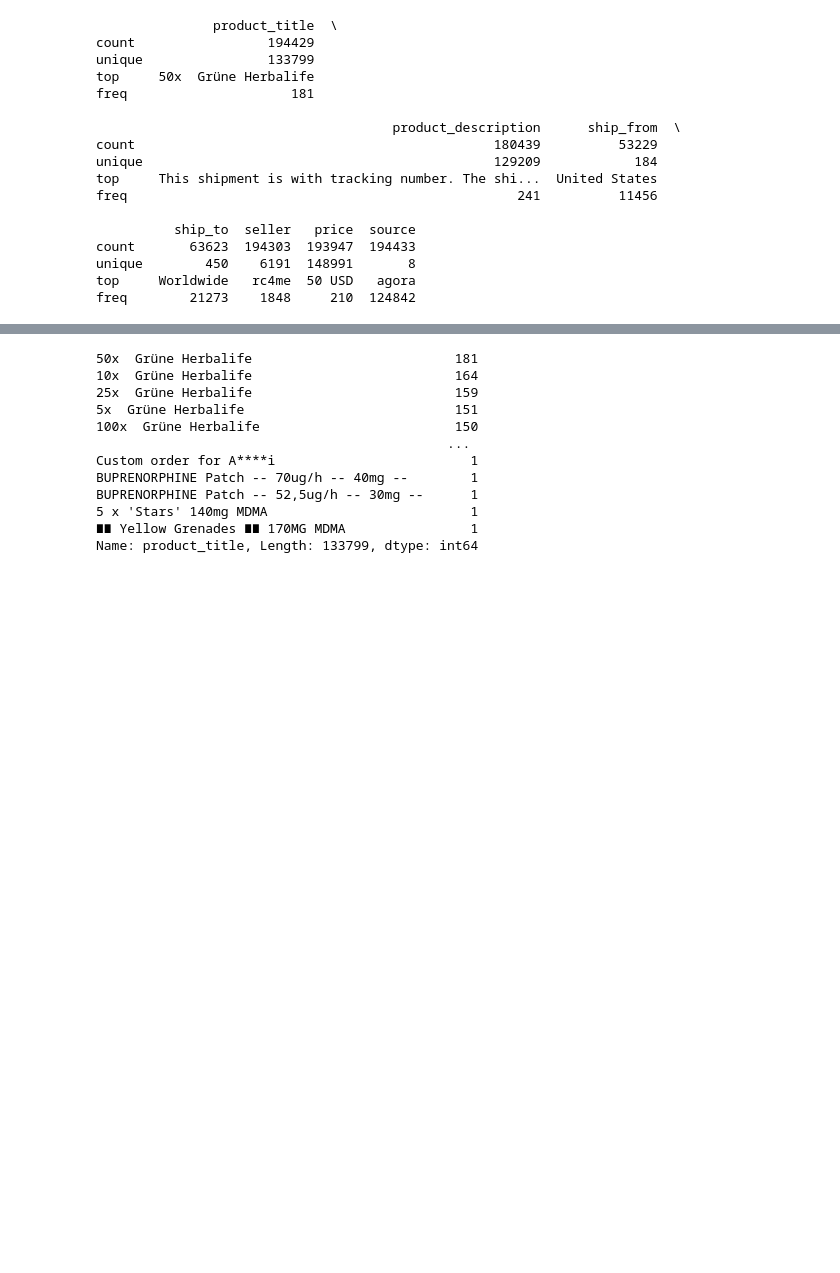
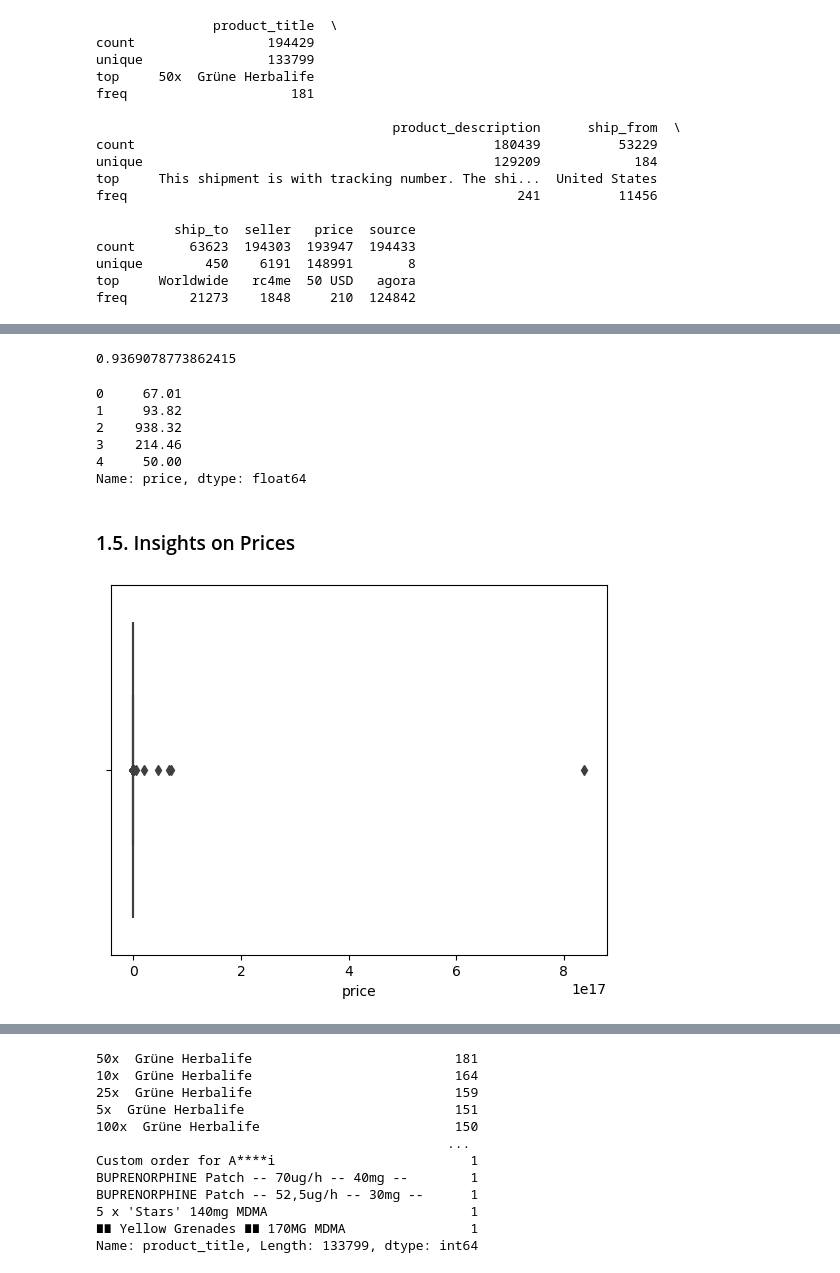
Before and after one commit to davide-beltrame/cybercrime-aho, a Jupyter notebook: main.ipynb, the cells around one changed output, grey strips where cells are left out. Drawn from its saved outputs; the diff is of its cells as text; code cells hidden in the pictures; blank space fills up the shorter version.

```diff
--- a/main.ipynb
+++ b/main.ipynb
@@ -128,0 +191,10 @@ Index: []
+# %%
+# Convert all columns types to string
+df_wmv = df_wmv.astype(str)
+# %%
+# Check for characters that are not numerical in the price column
+# Display them with their frequencies
+print(df_wmv['price'].str.replace(r'[0-9.]', '').value_counts())
+
+# Remove these characters from the price column and add them to a new column: "currency_name"
+df_wmv['currency_name'] = df_wmv['price'].str.replace(r'[0-9.]', '')
@@ -128,0 +217,35 @@ Index: []
+# %%
+# We make a list of these currencies
+currencies = df_wmv['currency_name'].unique()
+
+# We remove the currency characters from the price column
+df_wmv['price'] = df_wmv['price'].str.replace(r'[^\d.]', '')
+
+# We check how many prices (over the total) can be converted to float
+print(pd.to_numeric(df_wmv['price'], errors='coerce').notnull().sum() / df_wmv.shape[0])
+# %% [output]
+0.9369078773862415
+# %%
+# We cut out the prices that cannot be converted to float
+df_wmv = df_wmv[pd.to_numeric(df_wmv['price'], errors='coerce').notnull()]
+
+# We convert the price column to float
+df_wmv['price'] = df_wmv['price'].astype(float)
+
+# We print the first 5 values of the price column
+print(df_wmv['price'].head())
+# %% [output]
+0     67.01
+1     93.82
+2    938.32
+3    214.46
+4     50.00
+Name: price, dtype: float64
+# %% [markdown]
+### 1.5. Insights on Prices
+# %%
+# We check for outliers in the price column
+sns.boxplot(x=df_wmv['price'])
+plt.show()
+# %% [output]
+[figure, added]
```
Also changed, not shown: parts of 27 cells of this notebook.
